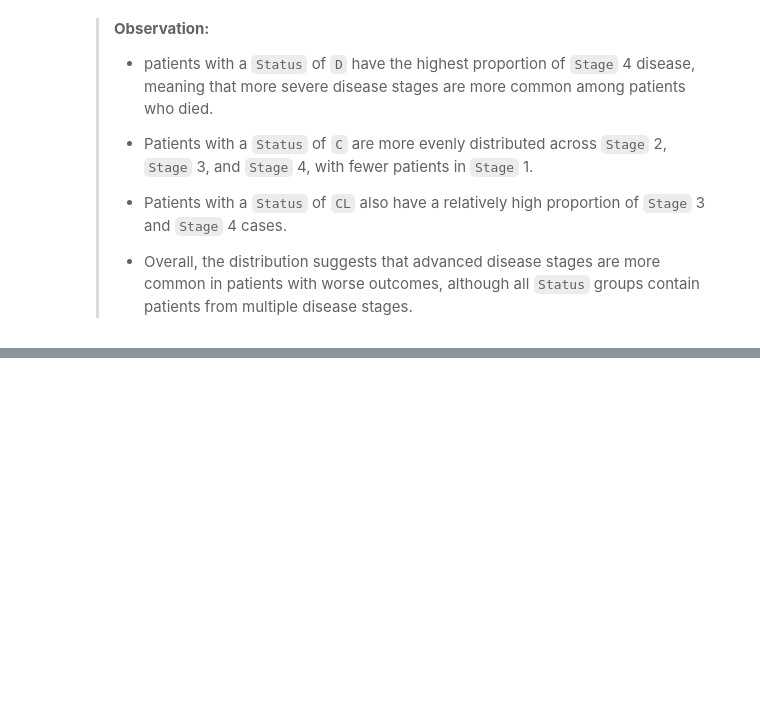
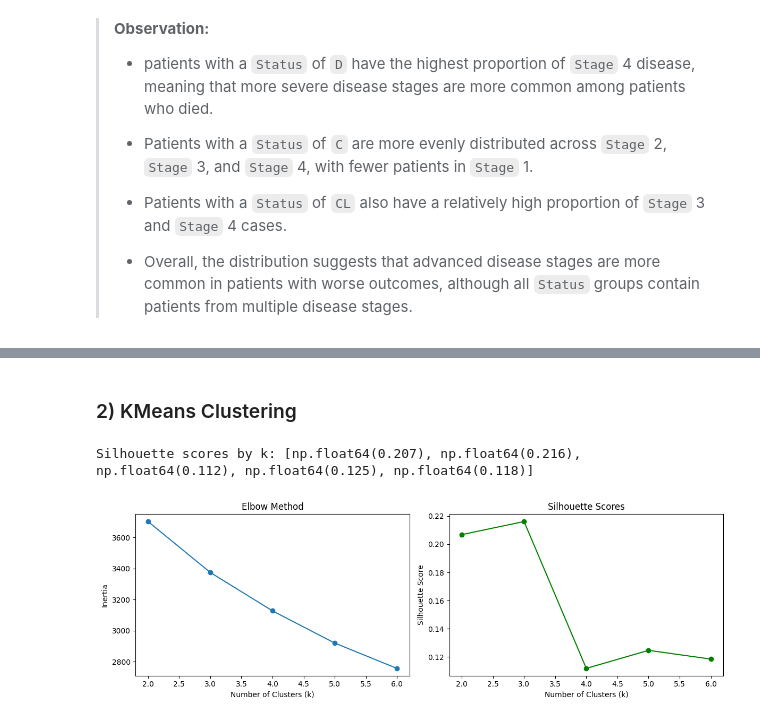
Before and after one commit to swirita/Cirrhosis-Prediction, a Jupyter notebook: Cirrhosis_Prediction.ipynb, the cells around one changed output, grey strips where cells are left out. Cells and saved outputs as stored; diff of their text form; code cells hidden in the pictures; blank space fills up the shorter version.

Commit message:
Removed Tuned Model + Applied PCA & KMeans Clustering

```diff
--- a/Cirrhosis_Prediction.ipynb
+++ b/Cirrhosis_Prediction.ipynb
@@ -949,0 +879,7 @@ weighted avg       0.70      0.74      0.72       105
+# %%
+# Fit on training data, then transform both sets
+X_train_pre = preprocessor.fit_transform(X_train, y_train)
+X_test_pre = preprocessor.transform(X_test)
+
+print("Preprocessed training shape:", X_train_pre.shape)
+print("Preprocessed test shape:", X_test_pre.shape)
@@ -949,0 +920,32 @@ weighted avg       0.70      0.74      0.72       105
+# %% [markdown]
+### 2) KMeans Clustering
+# %%
+# Try a range of cluster counts and compare inertia (elbow) and silhouette score
+k_range = range(2, 7);
+inertias = [];
+sil_scores = [];
+
+for k in k_range:
+    km_test = KMeans(n_clusters=k, random_state=42, n_init=10);
+    labels = km_test.fit_predict(X_train_pre);
+    inertias.append(km_test.inertia_);
+    sil_scores.append(silhouette_score(X_train_pre, labels));
+
+fig, axes = plt.subplots(1, 2, figsize=(12, 4));
+
+axes[0].plot(list(k_range), inertias, marker='o');
+axes[0].set_title("Elbow Method");
+axes[0].set_xlabel("Number of Clusters (k)");
+axes[0].set_ylabel("Inertia");
+
+axes[1].plot(list(k_range), sil_scores, marker='o', color='green');
+axes[1].set_title("Silhouette Scores");
+axes[1].set_xlabel("Number of Clusters (k)");
+axes[1].set_ylabel("Silhouette Score");
+
+plt.tight_layout();
+
+print("Silhouette scores by k:", [round(s, 3) for s in sil_scores]);
+# %% [output]
+Silhouette scores by k: [np.float64(0.207), np.float64(0.216), np.float64(0.112), np.float64(0.125), np.float64(0.118)]
+[figure, added]
```
Also changed, not shown: parts of 19 cells of this notebook.
